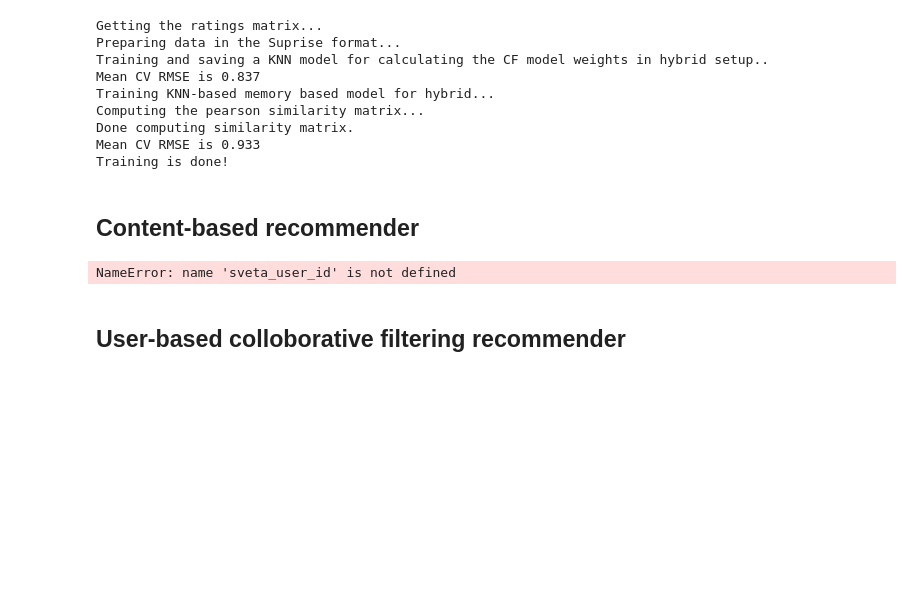
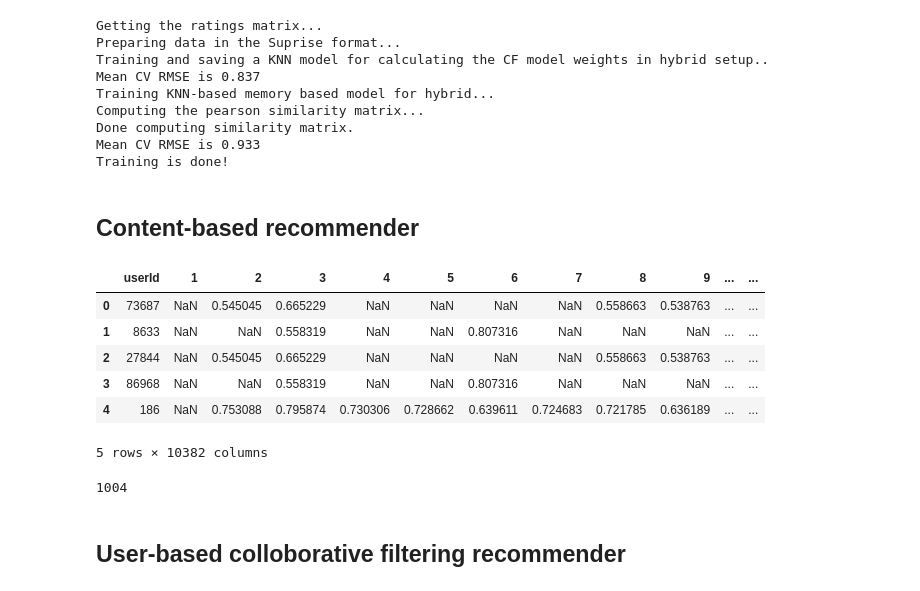
Before and after one commit to HamidSadEsf/movie_recommendation_ProjectCDS, a Jupyter notebook: main.ipynb, the cells around one changed output. Drawn from its saved outputs; the diff is of its cells as text; code cells hidden in the pictures; blank space fills up the shorter version.

```diff
--- a/main.ipynb
+++ b/main.ipynb
@@ -74,8 +89,22 @@ Training is done!
 # %%
-cb_df = CBR.recommendation(sveta_user_id, 20)
-cb_df.head(20)
+# Get the CBMatrix
+cb_recommender = ContentBasedRecommender()
+cb_recommendations = cb_recommender.df_recommendations
+cb_recommendations.head()
 # %% [output]
+|  | userId | 1 | 2 | 3 | 4 | 5 | 6 | 7 | 8 | 9 | ... | ... |
+| 0 | 73687 | NaN | 0.545045 | 0.665229 | NaN | NaN | NaN | NaN | 0.558663 | 0.538763 | ... | ... |
+| 1 | 8633 | NaN | NaN | 0.558319 | NaN | NaN | 0.807316 | NaN | NaN | NaN | ... | ... |
+| 2 | 27844 | NaN | 0.545045 | 0.665229 | NaN | NaN | NaN | NaN | 0.558663 | 0.538763 | ... | ... |
+| 3 | 86968 | NaN | NaN | 0.558319 | NaN | NaN | 0.807316 | NaN | NaN | NaN | ... | ... |
+| 4 | 186 | NaN | 0.753088 | 0.795874 | 0.730306 | 0.728662 | 0.639611 | 0.724683 | 0.721785 | 0.636189 | ... | ... |
-NameError: name 'sveta_user_id' is not defined
+5 rows × 10382 columns
+# %%
+#since the final rating and cb_recommendation matrix do not have the same set of users, we can only test the
+set_of_test_users = set(cb_recommendations.userId.values).intersection(set(ratings.userId.unique()))
+print(len(set_of_test_users))
+# %% [output]
+1004
 # %% [markdown]
 ## User-based colloborative filtering recommender
 # %%
```
Also changed, not shown: parts of 15 cells of this notebook, 3 other files.
